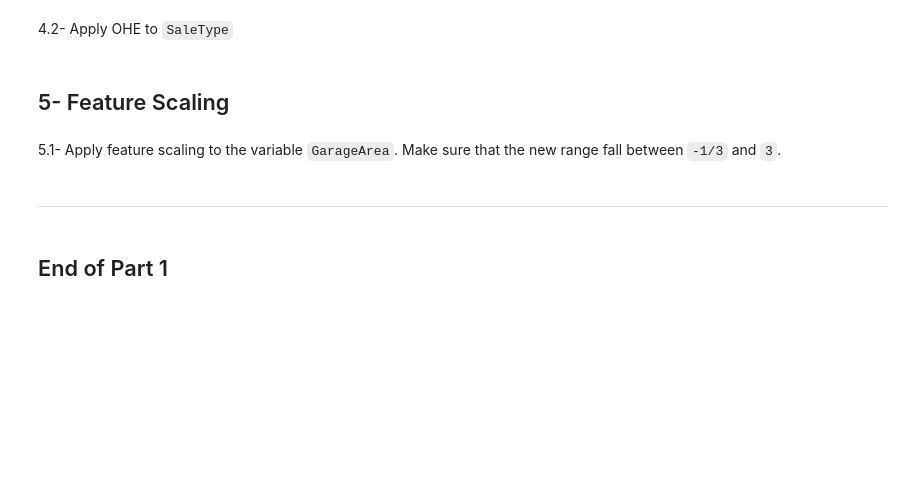
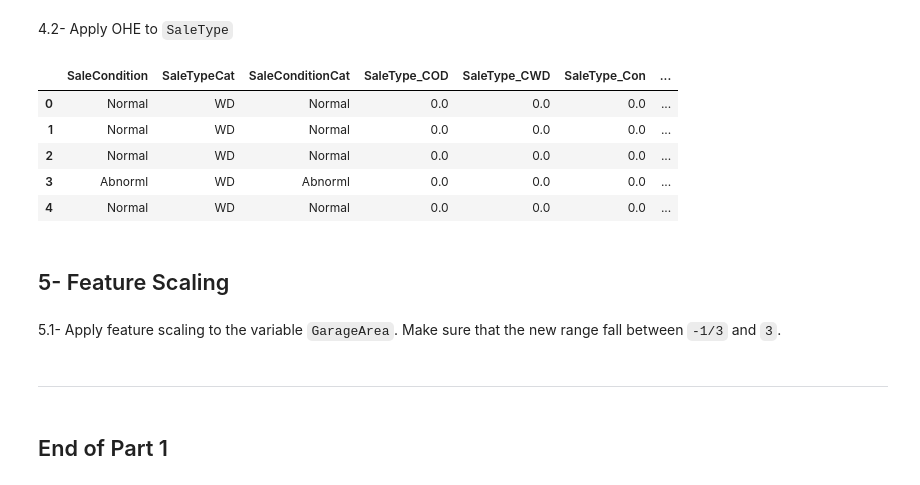
Before and after one commit to pereiranuno/preprocessingdatapt1, a Jupyter notebook: MPPD_project.ipynb, the cells around one changed output. Drawn from its saved outputs; the diff is of its cells as text; code cells hidden in the pictures; blank space fills up the shorter version.

```diff
--- a/MPPD_project.ipynb
+++ b/MPPD_project.ipynb
@@ -344,0 +346,8 @@ print(df_categorical.head())
+# %%
+df_categorical.shape
+df_categorical
+
+df_categorical['SaleTypeCat'] = df_categorical['SaleType'].astype('category')
+df_categorical['SaleConditionCat'] = df_categorical['SaleCondition'].astype('category')
+
+df_categorical.info()
@@ -345,5 +376,34 @@ print(df_categorical.head())
 # %% [markdown]
 4.2- Apply OHE to `SaleType`
+# %%
+from sklearn.preprocessing import OneHotEncoder
+
+
+# Inicializar o OneHotEncoder
+ohe = OneHotEncoder(sparse_output=False, drop=None)  # drop=None mantém todas as categorias
+
+# Ajustar o encoder e transformar os dados
+ohe_encoded = ohe.fit_transform(df_categorical[['SaleType']])
+
+# Criar um DataFrame com os resultados do OHE
+ohe_columns = [f"SaleType_{category}" for category in ohe.categories_[0]]
+ohe_df = pd.DataFrame(ohe_encoded, columns=ohe_columns, index=df_categorical.index)
+
+# Concatenar o resultado ao DataFrame original
+df_categorical = pd.concat([df_categorical, ohe_df], axis=1)
+
+# Remover a coluna original 'SaleType' já que foi codificada
+df_categorical.drop(columns=['SaleType'], inplace=True)
+
+# Exibir as primeiras linhas do DataFrame atualizado para verificar o resultado
+df_categorical.head()
+# %% [output]
+|  | SaleCondition | SaleTypeCat | SaleConditionCat | SaleType_COD | SaleType_CWD | SaleType_Con | ... |
+| 0 | Normal | WD | Normal | 0.0 | 0.0 | 0.0 | ... |
+| 1 | Normal | WD | Normal | 0.0 | 0.0 | 0.0 | ... |
+| 2 | Normal | WD | Normal | 0.0 | 0.0 | 0.0 | ... |
+| 3 | Abnorml | WD | Abnorml | 0.0 | 0.0 | 0.0 | ... |
+| 4 | Normal | WD | Normal | 0.0 | 0.0 | 0.0 | ... |
 # %% [markdown]
 ## 5- Feature Scaling
 # %% [markdown]
```
Also changed, not shown: parts of 4 cells of this notebook.
